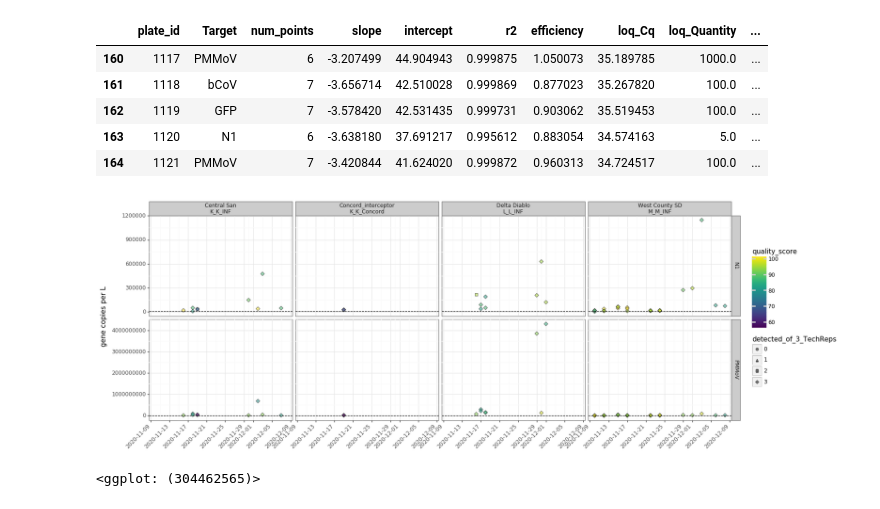
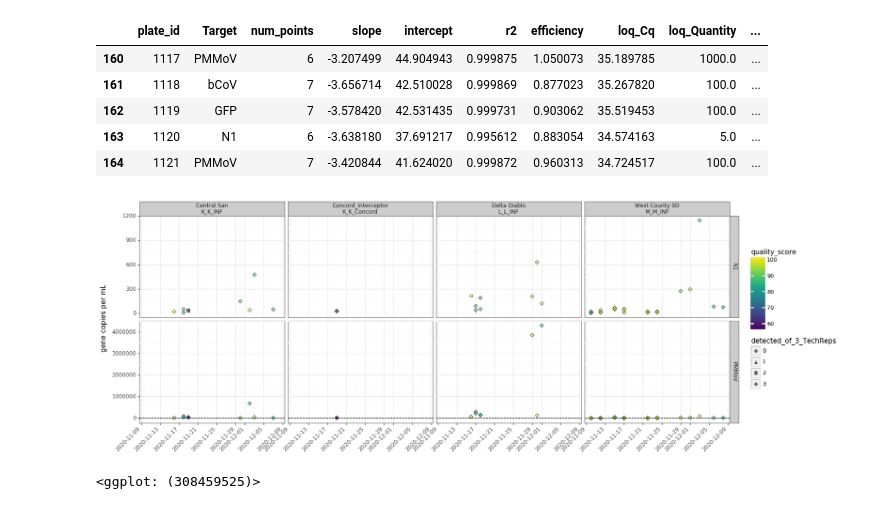
Before and after one commit to wastewaterlab/data_analysis, a Jupyter notebook: notebooks/testing_full_pipeline.ipynb, the cells around one changed output. Saved outputs shown, nothing was run; the diff lists cells and outputs as text; code cells hidden in the pictures.

```diff
--- a/notebooks/testing_full_pipeline.ipynb
+++ b/notebooks/testing_full_pipeline.ipynb
@@ -132,9 +134,9 @@ sample_data_qpcr = get_extraction_control(sample_data_qpcr)
 quality_scores = quality_score(sample_data_qpcr)
 sample_data_qpcr = sample_data_qpcr.merge(quality_scores, how='left', on=['Sample', 'Target', 'plate_id'])
 
-# calculate gc/L and N1:PMMoV
-sample_data_qpcr['gc_per_L'] = calculate_gc_per_l(sample_data_qpcr)
-sample_data_qpcr.loc[sample_data_qpcr.gc_per_L.isna(), 'gc_per_L'] = 0 # convert values to zero
+# calculate gc/mL and N1:PMMoV
+sample_data_qpcr['gc_per_mL'] = calculate_gc_per_ml(sample_data_qpcr)
+sample_data_qpcr.loc[sample_data_qpcr.gc_per_mL.isna(), 'gc_per_mL'] = 0 # convert values to zero
 sample_data_qpcr = normalize_to_pmmov(sample_data_qpcr)
 sample_data_qpcr.loc[sample_data_qpcr.mean_normalized_to_pmmov.isna(), 'mean_normalized_to_pmmov'] = 0 # convert values to zero
 
@@ -167,21 +169,21 @@ plate_target_info.tail()
 # %%
 # define all county dataframes
 df_plotting = sample_data_qpcr[sample_data_qpcr.Target.isin(['N1', 'PMMoV'])].copy()
 df_plotting.nondetect_count = df_plotting.nondetect_count.astype('category') # convert to category so we can plot them by shape
 df_plotting.detected_of_3_TechReps = df_plotting.detected_of_3_TechReps.astype('category') # convert to category so we can plot them by shape
 
 contracosta = df_plotting[df_plotting.county == 'Contra Costa'].copy()
 
 # N1 and PMMoV
-plt = (ggplot(contracosta, aes(x='date_sampling', y='gc_per_L', fill='quality_score', shape='detected_of_3_TechReps')) +
+plt = (ggplot(contracosta, aes(x='date_sampling', y='gc_per_mL', fill='quality_score', shape='detected_of_3_TechReps')) +
 geom_point(size=2, alpha=0.5)+
 geom_abline(slope=0, intercept=10000, linetype='dashed')+
-ylab('gene copies per L\n\n')+
+ylab('gene copies per mL\n\n')+
 xlab("")+
 facet_grid('Target ~ interceptor_full_name + sample_code', scales='free_y')+ #,
 theme_bw()+ theme(axis_text_x=element_text(rotation=45, hjust=1), figure_size=(17,6)) )
 
 display(plt)
 # %% [output]
-[figure, old version]
+[figure, new version]
-<ggplot: (304462565)>
+<ggplot: (308459525)>
```
Also changed, not shown: parts of 2 cells of this notebook.
